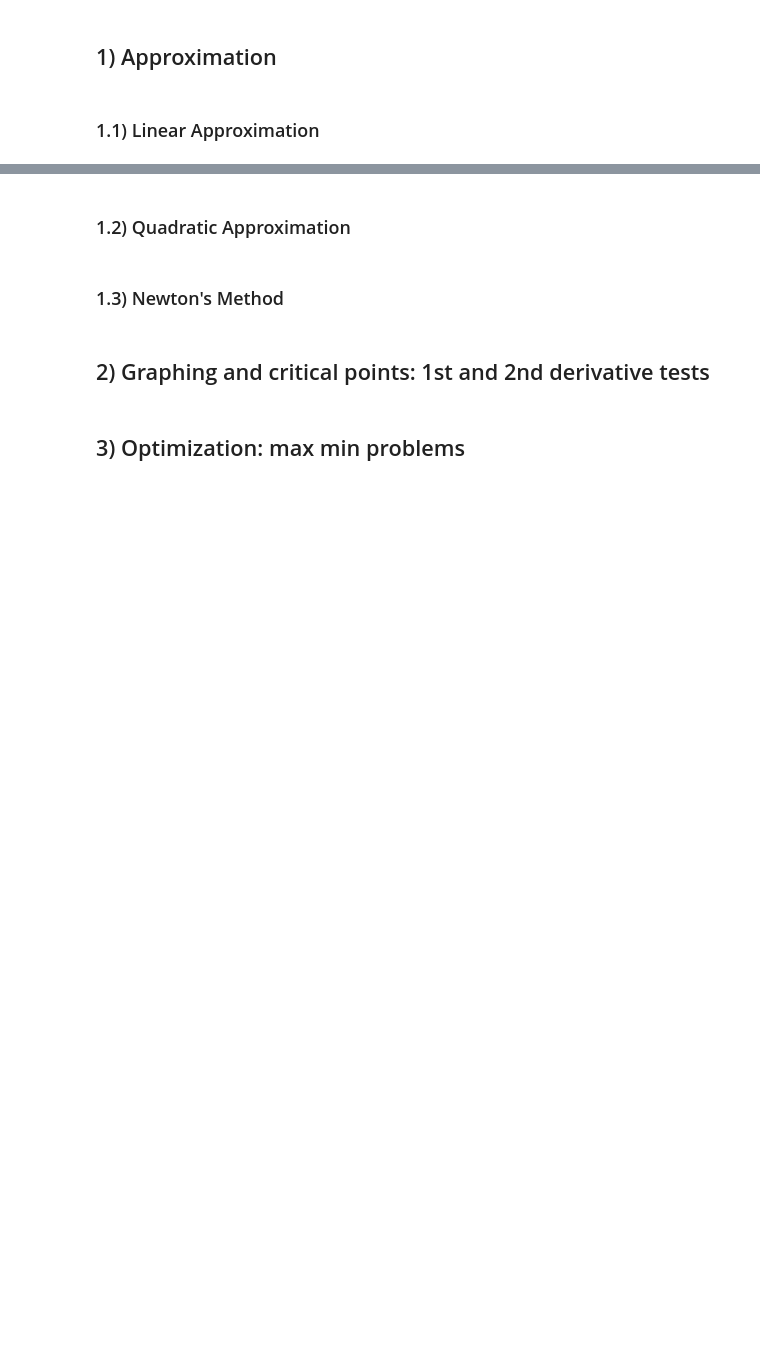
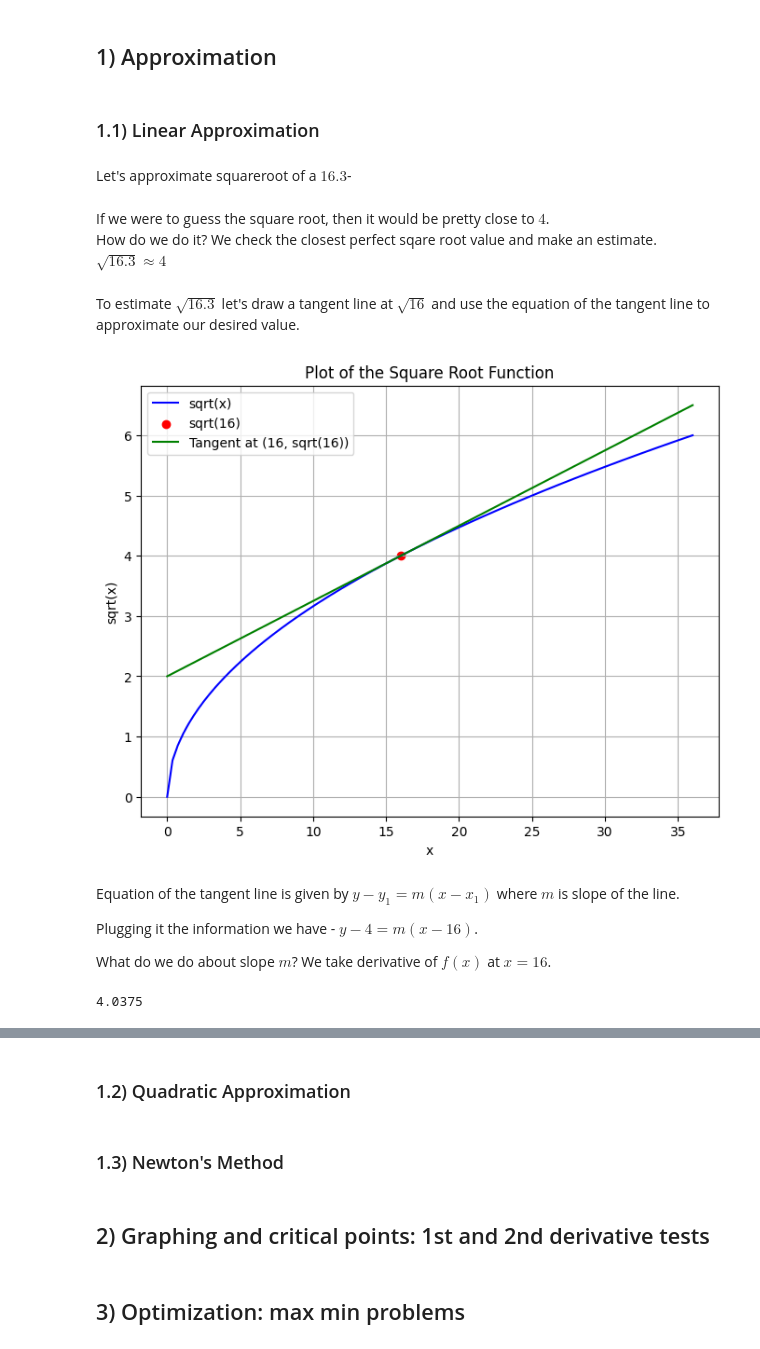
Before and after one commit to pareshrchaudhary/numericalmethods, a Jupyter notebook: DerivativesApplications.ipynb, the cells around one changed output, grey strips where cells are left out. Saved outputs shown, nothing was run; the diff lists cells and outputs as text; code cells hidden in the pictures; blank space fills up the shorter version.

```diff
--- a/DerivativesApplications.ipynb
+++ b/DerivativesApplications.ipynb
@@ -6,3 +19,11 @@
 ## 1) Approximation
 # %% [markdown]
 ### 1.1) Linear Approximation
+# %% [markdown]
+Let's approximate squareroot of a $16.3$-
+# %% [markdown]
+If we were to guess the square root, then it would be pretty close to $4$.
+How do we do it? We check the closest perfect sqare root value and make an estimate.
+$\sqrt{16.3} ≈ 4$
+# %% [markdown]
+To estimate $\sqrt{16.3}$ let's draw a tangent line at $\sqrt{16}$ and use the equation of the tangent line to approximate our desired value.
@@ -8,0 +33,28 @@
+# %%
+x = np.linspace(0, 36, 100)
+y = np.sqrt(x)
+
+x_point = 16
+y_point = np.sqrt(x_point)
+slope = 0.5 / np.sqrt(x_point)
+tangent_y = slope * (x - x_point) + y_point
+
+plt.figure(figsize=(8, 6))
+plt.plot(x, y, label='sqrt(x)', color='blue')
+plt.scatter([16], [4], color='red', label='sqrt(16)')
+plt.plot(x, tangent_y, color='green', label='Tangent at (16, sqrt(16))')
+
+plt.xlabel('x')
+plt.ylabel('sqrt(x)')
+plt.title('Plot of the Square Root Function')
+plt.grid(True)
+plt.legend()
+plt.show()
+# %% [output]
+[figure, added]
+# %% [markdown]
+Equation of the tangent line is given by $y-y_1 = m(x-x_1)$ where $m$ is slope of the line.
+
+Plugging it the information we have - $y-4 = m(x-16)$.
+
+What do we do about slope $m$? We take derivative of $f(x)$ at $x=16$.
@@ -8,0 +64,5 @@
+# %%
+y = m * (16.3 - 16) + 4
+print(y)
+# %% [output]
+4.0375
```
Also changed, not shown: parts of 6 cells of this notebook.
